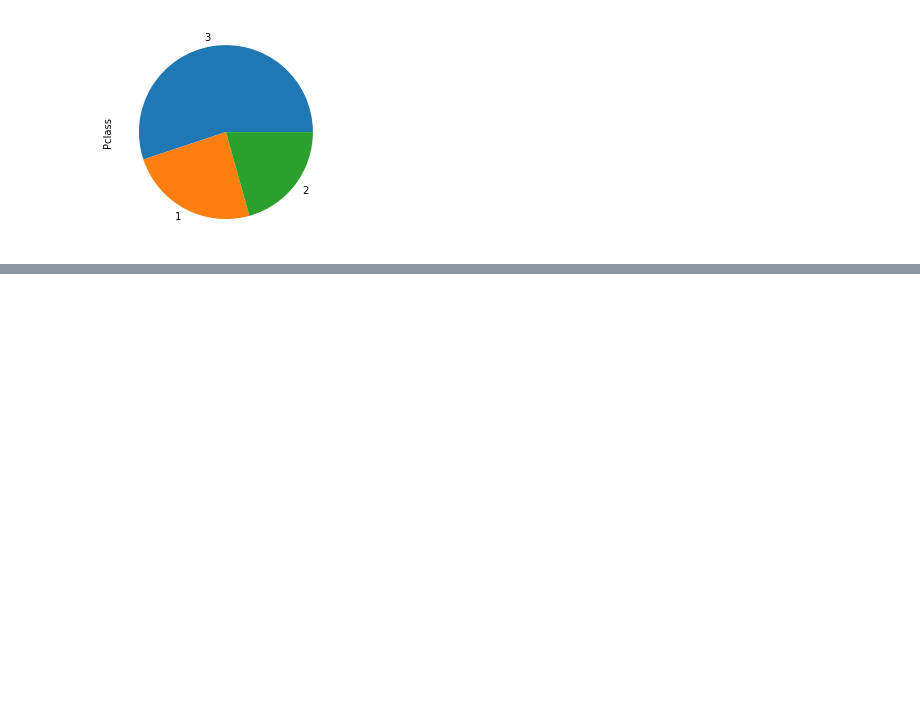
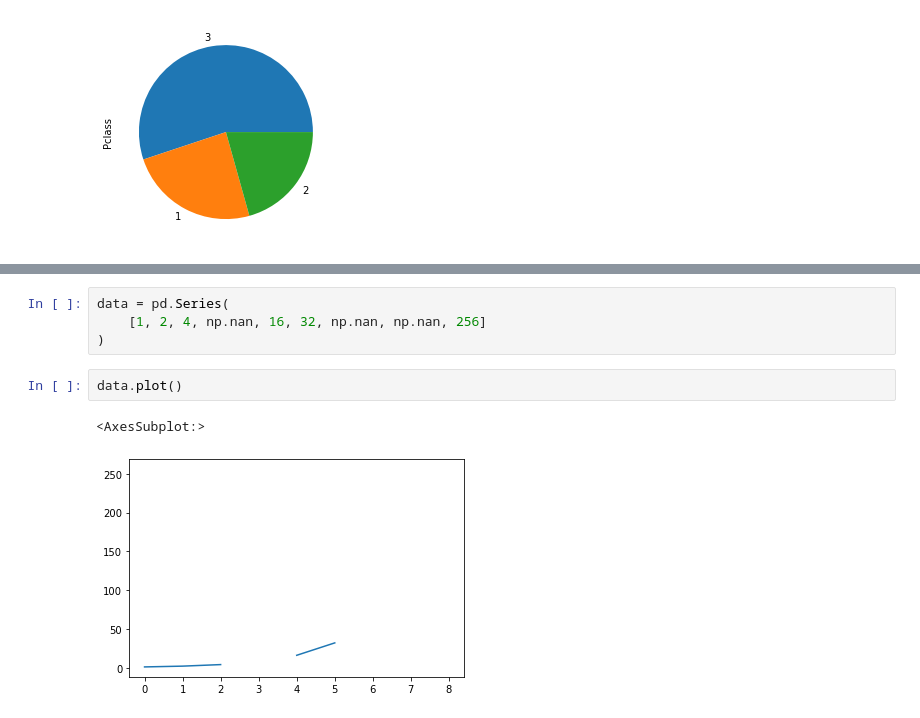
Before and after one commit to marko-knoebl/courses-code, a Jupyter notebook: 2022-05-30-python/day3/pandas.ipynb, the cells around one changed output, grey strips where cells are left out. Drawn from its saved outputs; the diff is of its cells as text; blank space fills up the shorter version.

```diff
--- a/2022-05-30-python/day3/pandas.ipynb
+++ b/2022-05-30-python/day3/pandas.ipynb
@@ -608,0 +911,9 @@ titanic["Pclass"].value_counts().plot.pie()
+# %%
+data = pd.Series(
+    [1, 2, 4, np.nan, 16, 32, np.nan, np.nan, 256]
+)
+# %%
+data.plot()
+# %% [output]
+<AxesSubplot:>
+[figure, added]
```
Also changed, not shown: parts of 49 cells of this notebook, 2 other files.
